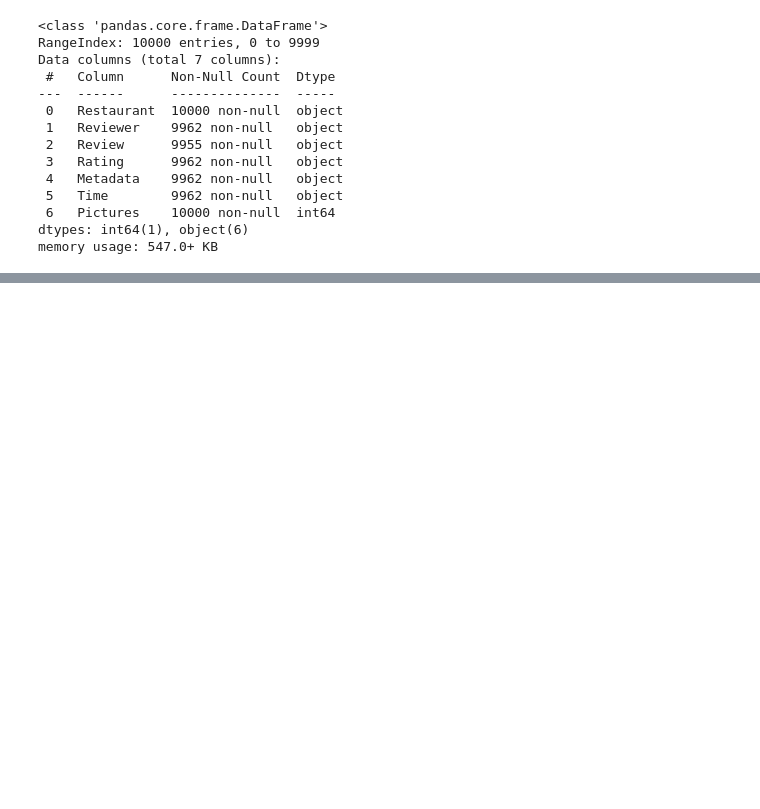
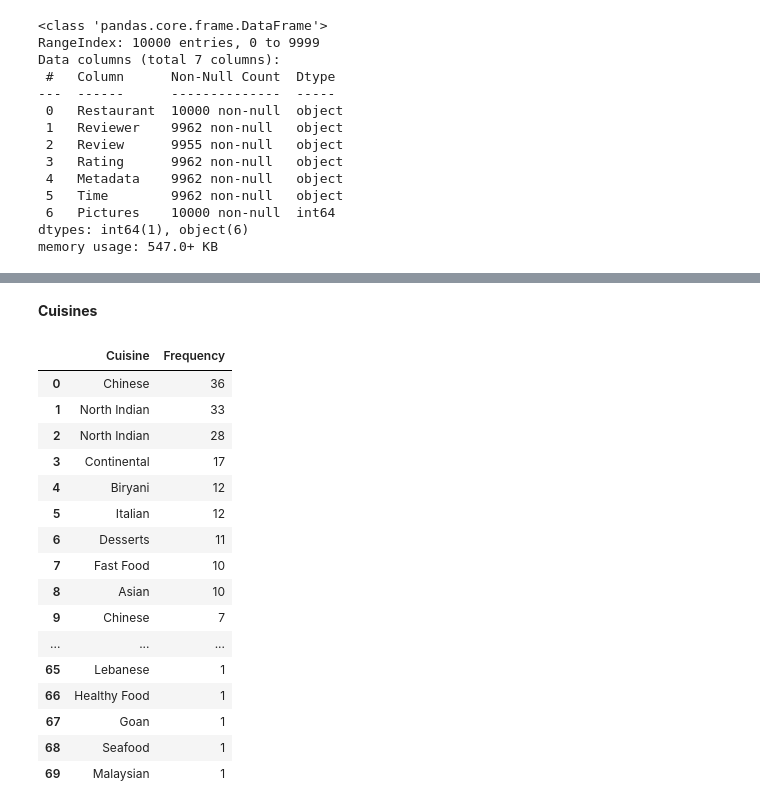
Before and after one commit to vithika-karan/Zomato-Restaurant-Clustering-and-Sentiment-Analysis, a Jupyter notebook: Zomato_Restaurant_Clustering_and_Sentiment_Analysis_Vithika_Karan.ipynb, the cells around one changed output, grey strips where cells are left out. Cells and saved outputs as stored; diff of their text form; code cells hidden in the pictures; blank space fills up the shorter version.

```diff
--- a/Zomato_Restaurant_Clustering_and_Sentiment_Analysis_Vithika_Karan.ipynb
+++ b/Zomato_Restaurant_Clustering_and_Sentiment_Analysis_Vithika_Karan.ipynb
@@ -147,0 +222,8 @@ memory usage: 547.0+ KB
+# %%
+#function to extract location of the restaurant
+def location(link):
+  link_elements = link.split("/")
+  return link_elements[3]
+
+#create a location feature
+rest_df['Location'] = rest_df['Links'].apply(location)
@@ -147,0 +252,49 @@ memory usage: 547.0+ KB
+# %%
+#dropping unnecessary columns
+rest_df.drop(['Links','Location'],axis=1,inplace=True)
+# %% [markdown]
+**Cuisines**
+# %%
+pd.set_option('display.max_rows', 100)
+# %%
+#splitting to create list instead of strings
+rest_df['Cuisines'] = rest_df['Cuisines'].apply(lambda x : x.split(','))
+
+#creating a list of all cuisine lists for different restaurants
+cuisine_list = []
+for idx in rest_df.index:
+  cuisine_list.append(rest_df['Cuisines'][idx])
+
+#creating a flat list
+cuisine_list = [item for sublist in cuisine_list for item in sublist]
+# %%
+#frequency dict
+frequency_dict = {}
+for elem in cuisine_list:
+  if elem not in frequency_dict.keys():
+    frequency_dict[elem] = cuisine_list.count(elem)
+  else:
+    pass
+
+#frequency table
+cuisine_df = pd.DataFrame(list(frequency_dict.items()),columns=['Cuisine','Frequency'])
+cuisine_df = cuisine_df.sort_values(by = "Frequency", ascending = False,ignore_index=True)
+cuisine_df.head(70)
+# %% [output]
+|  | Cuisine | Frequency |
+| 0 | Chinese | 36 |
+| 1 | North Indian | 33 |
+| 2 | North Indian | 28 |
+| 3 | Continental | 17 |
+| 4 | Biryani | 12 |
+| 5 | Italian | 12 |
+| 6 | Desserts | 11 |
+| 7 | Fast Food | 10 |
+| 8 | Asian | 10 |
+| 9 | Chinese | 7 |
+| ... | ... | ... |
+| 65 | Lebanese | 1 |
+| 66 | Healthy Food | 1 |
+| 67 | Goan | 1 |
+| 68 | Seafood | 1 |
+| 69 | Malaysian | 1 |
```
Also changed, not shown: parts of 20 cells of this notebook.
